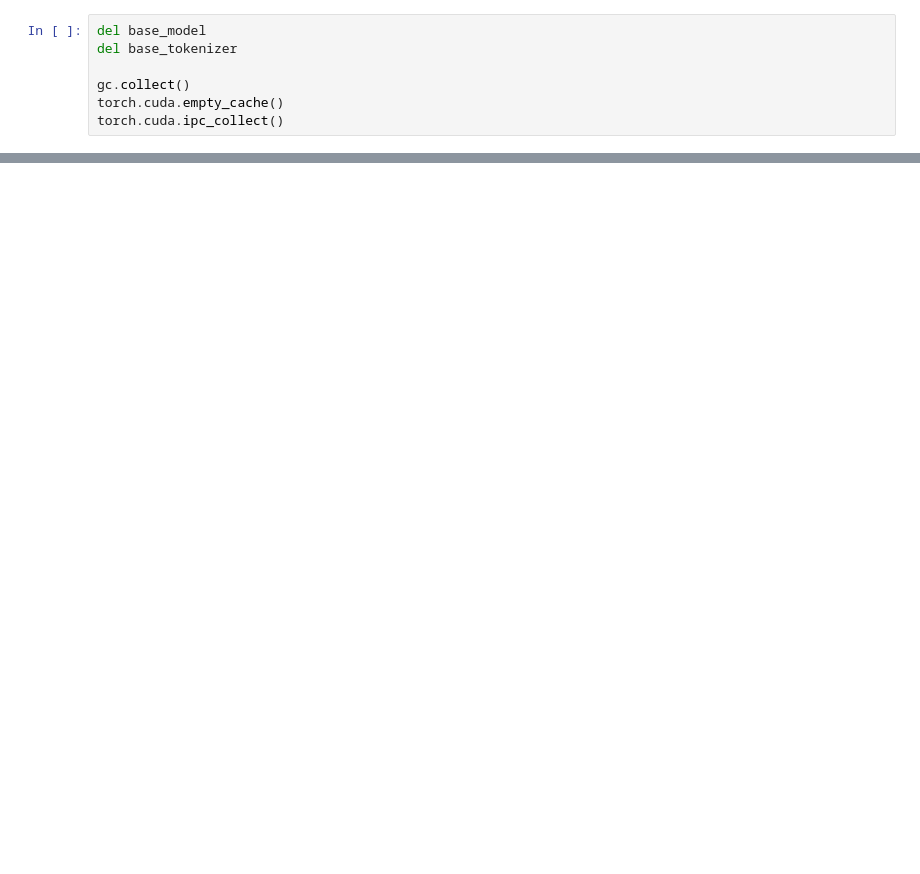
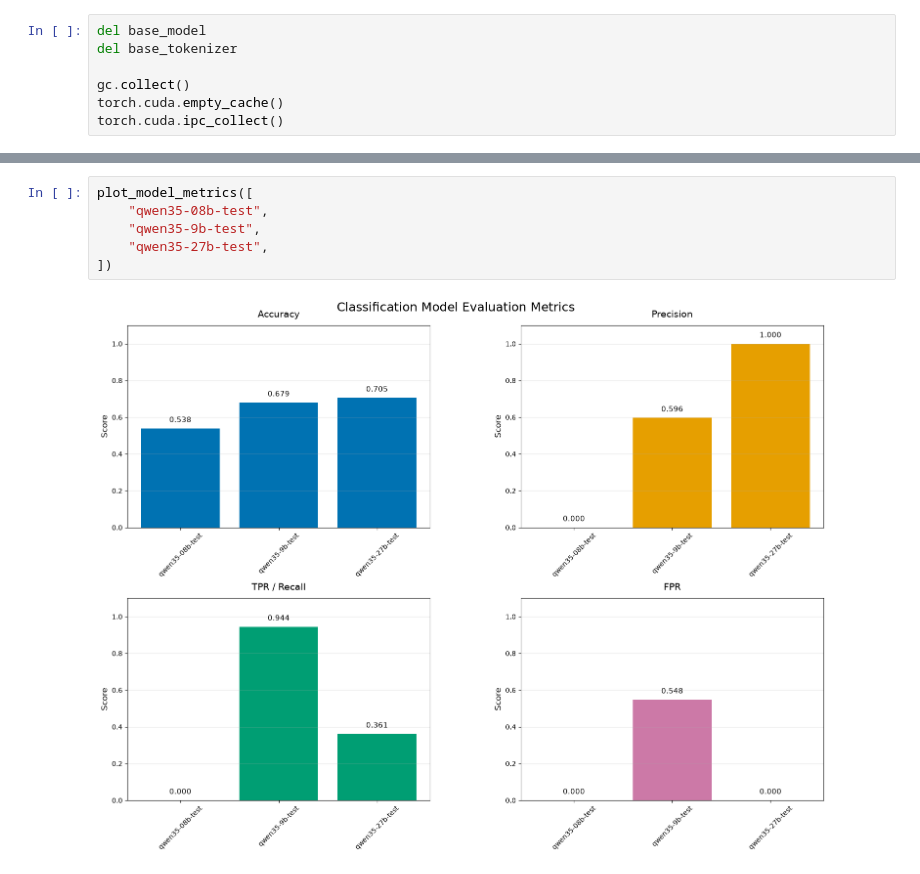
Before and after one commit to mkPuzon/local-llm-fine-tuning, a Jupyter notebook: notebooks/compare_results.ipynb, the cells around one changed output, grey strips where cells are left out. Drawn from its saved outputs; the diff is of its cells as text; blank space fills up the shorter version.

Commit message:
Adds base model comparisons

```diff
--- a/notebooks/compare_results.ipynb
+++ b/notebooks/compare_results.ipynb
@@ -179,0 +240,8 @@ Precision: 1.0000
+# %%
+plot_model_metrics([
+    "qwen35-08b-test",
+    "qwen35-9b-test",
+    "qwen35-27b-test",
+])
+# %% [output]
+[figure, added]
```
Also changed, not shown: parts of 11 cells of this notebook, 7 other files.
